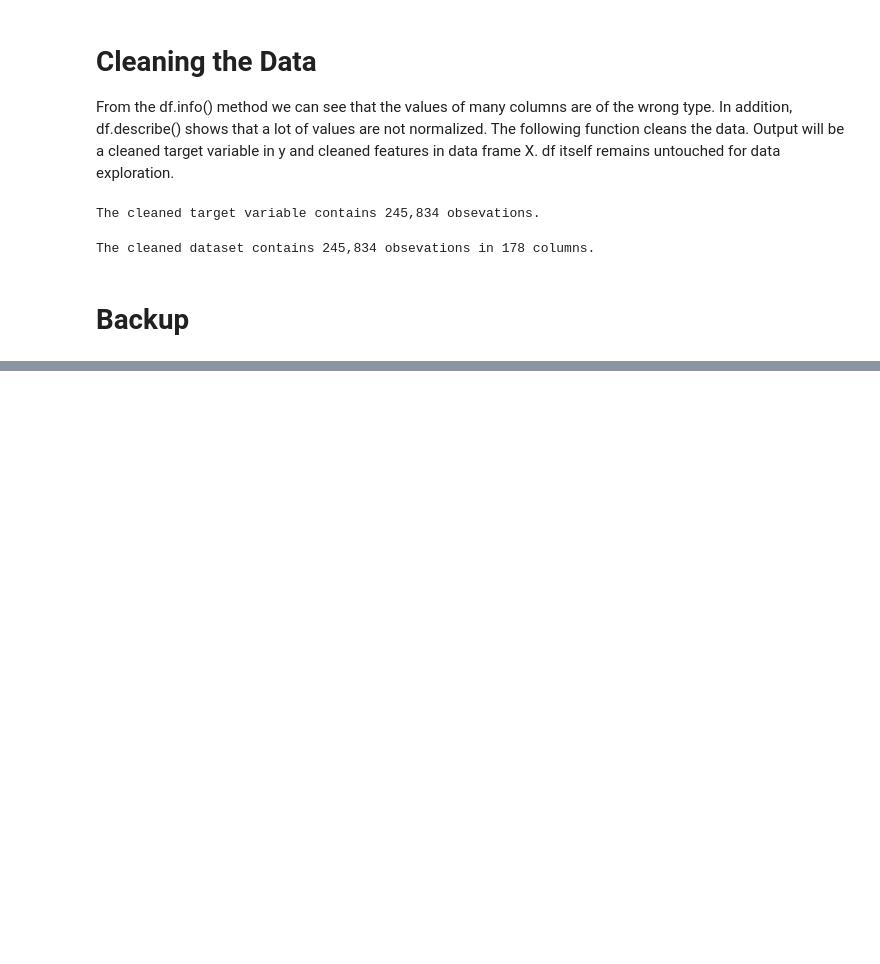
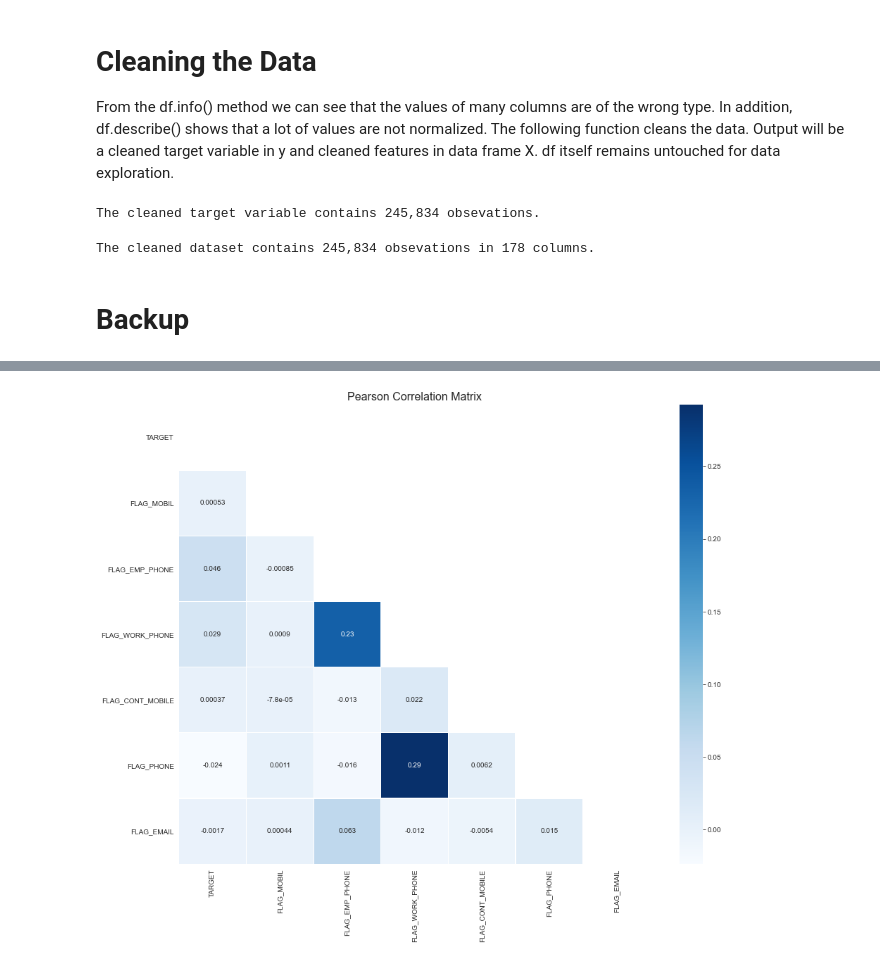
Before and after one commit to chandrakanthHA/Home_Credit, a Jupyter notebook: EDA.ipynb, the cells around one changed output, grey strips where cells are left out. Cells and saved outputs as stored; diff of their text form; code cells hidden in the pictures; blank space fills up the shorter version.

```diff
--- a/EDA.ipynb
+++ b/EDA.ipynb
@@ -392,10 +482,13 @@ df[["DAYS_BIRTH", "DAYS_EMPLOYED", "DAYS_REGISTRATION", "DAYS_ID_PUBLISH"]].plot
 # %%
-contacts = ["TARGET", "FLAG_MOBIL", "FLAG_EMP_PHONE", "FLAG_WORK_PHONE", "FLAG_CONT_MOBILE", "FLAG_PHONE", "FLAG_EMAIL"]
+contacts = ["TARGET", "FLAG_MOBIL", "FLAG_EMP_PHONE", "FLAG_WORK_PHONE",
+            "FLAG_CONT_MOBILE", "FLAG_PHONE", "FLAG_EMAIL"]
 
 mask = np.zeros_like(df[contacts].corr(), dtype=np.bool)
 mask[np.triu_indices_from(mask)] = True
 
 f, ax = plt.subplots(figsize=(15, 12))
 plt.title('Pearson Correlation Matrix',fontsize=16)
 
 sns.heatmap(df[contacts].corr(), linewidths=0.25, cmap="Blues", annot=True, mask=mask);
+# %% [output]
+[figure, added]
```
Also changed, not shown: parts of 21 cells of this notebook, 1 other file.
